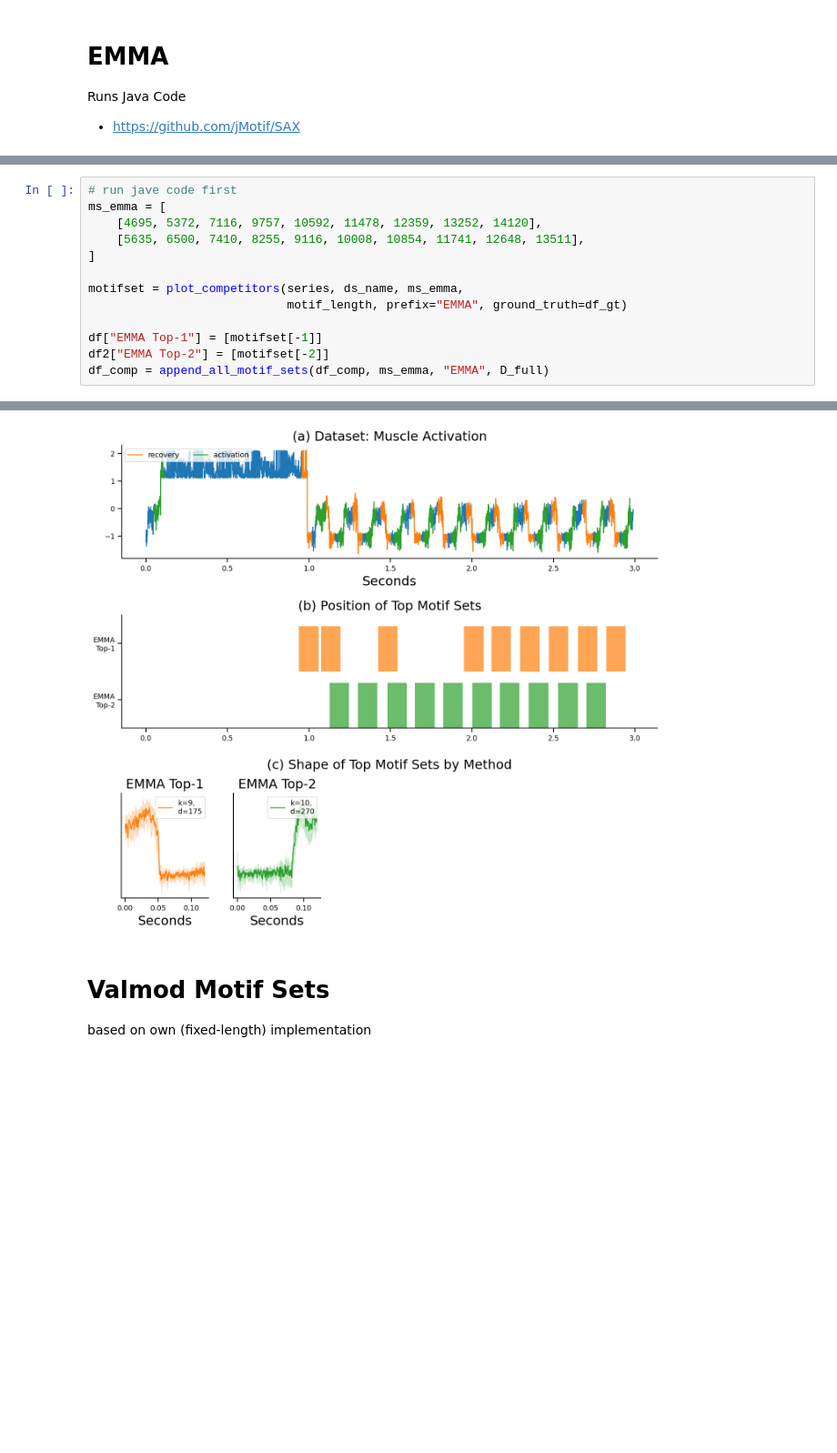
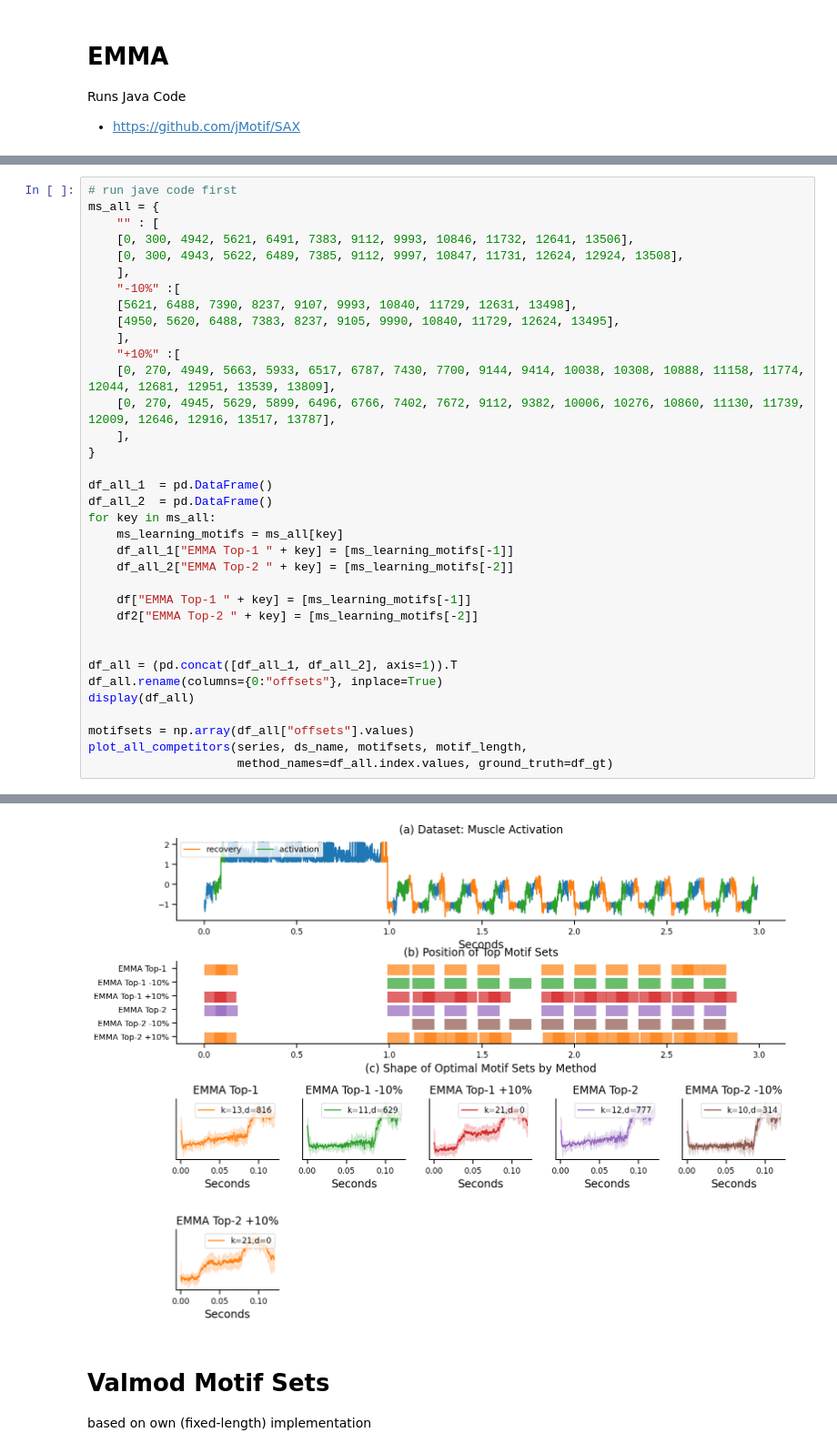
Before and after one commit to patrickzib/motiflets, a Jupyter notebook: notebooks/use_cases_motif_sets_muscle_activation.ipynb, the cells around one changed output, grey strips where cells are left out. Shown at 91% size. Saved outputs shown, nothing was run; the diff lists cells and outputs as text; blank space fills up the shorter version.

```diff
--- a/notebooks/use_cases_motif_sets_muscle_activation.ipynb
+++ b/notebooks/use_cases_motif_sets_muscle_activation.ipynb
@@ -178,14 +197,36 @@ if rerun_all_jars:
 # %%
 # run jave code first
-ms_emma = [
-	[4695, 5372, 7116, 9757, 10592, 11478, 12359, 13252, 14120],
-	[5635, 6500, 7410, 8255, 9116, 10008, 10854, 11741, 12648, 13511],
-]
+ms_all = {
+    "" : [
+    [0, 300, 4942, 5621, 6491, 7383, 9112, 9993, 10846, 11732, 12641, 13506],
+    [0, 300, 4943, 5622, 6489, 7385, 9112, 9997, 10847, 11731, 12624, 12924, 13508],
+    ],
+    "-10%" :[
+	[5621, 6488, 7390, 8237, 9107, 9993, 10840, 11729, 12631, 13498],
+	[4950, 5620, 6488, 7383, 8237, 9105, 9990, 10840, 11729, 12624, 13495],
+    ],
+    "+10%" :[
+    [0, 270, 4949, 5663, 5933, 6517, 6787, 7430, 7700, 9144, 9414, 10038, 10308, 10888, 11158, 11774, 12044, 12681, 12951, 13539, 13809],
+	[0, 270, 4945, 5629, 5899, 6496, 6766, 7402, 7672, 9112, 9382, 10006, 10276, 10860, 11130, 11739, 12009, 12646, 12916, 13517, 13787],
+    ],
+}
 
-motifset = plot_competitors(series, ds_name, ms_emma,
-                            motif_length, prefix="EMMA", ground_truth=df_gt)
+df_all_1  = pd.DataFrame()
+df_all_2  = pd.DataFrame()
+for key in ms_all:
+    ms_learning_motifs = ms_all[key]
+    df_all_1["EMMA Top-1 " + key] = [ms_learning_motifs[-1]]
+    df_all_2["EMMA Top-2 " + key] = [ms_learning_motifs[-2]]
 
-df["EMMA Top-1"] = [motifset[-1]]
-df2["EMMA Top-2"] = [motifset[-2]]
-df_comp = append_all_motif_sets(df_comp, ms_emma, "EMMA", D_full)
+    df["EMMA Top-1 " + key] = [ms_learning_motifs[-1]]
+    df2["EMMA Top-2 " + key] = [ms_learning_motifs[-2]]
+
+
+df_all = (pd.concat([df_all_1, df_all_2], axis=1)).T
+df_all.rename(columns={0:"offsets"}, inplace=True)
+display(df_all)
+
+motifsets = np.array(df_all["offsets"].values)
+plot_all_competitors(series, ds_name, motifsets, motif_length,
+                     method_names=df_all.index.values, ground_truth=df_gt)
 # %% [output]
@@ -195,4 +240,4 @@ Filtered Elbow Points [0, 1]
-[figure, old version]
+[figure, new version]
 # %% [markdown]
 # Valmod Motif Sets
 based on own (fixed-length) implementation
```
Also changed, not shown: parts of 16 cells of this notebook, 10 other files.
